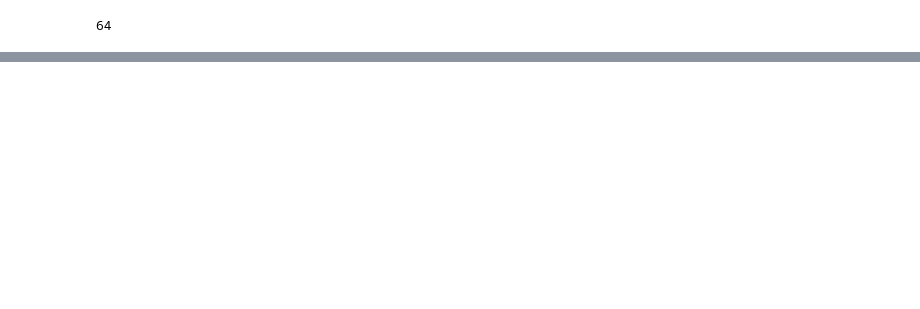
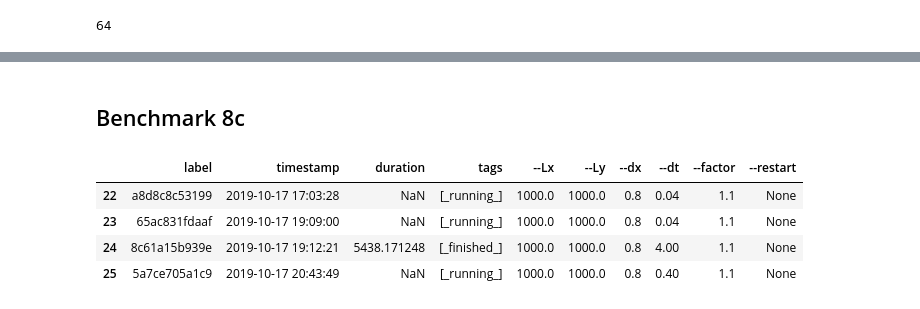
Before and after one commit to guyer/phasefieldbenchmark-8, a Jupyter notebook: analysis.ipynb, the cells around one changed output, grey strips where cells are left out. Saved outputs shown, nothing was run; the diff lists cells and outputs as text; code cells hidden in the pictures; blank space fills up the shorter version.

```diff
--- a/analysis.ipynb
+++ b/analysis.ipynb
@@ -285,0 +287,10 @@ total 578696
+# %% [markdown]
+## Benchmark 8c
+# %%
+df[df['main_file'] == 'benchmark8c.py'][['label', 'timestamp', 'duration', 'tags', '--Lx', '--Ly', '--dx', '--dt', '--factor', '--restart']]
+# %% [output]
+|  | label | timestamp | duration | tags | --Lx | --Ly | --dx | --dt | --factor | --restart |
+| 22 | a8d8c8c53199 | 2019-10-17 17:03:28 | NaN | [_running_] | 1000.0 | 1000.0 | 0.8 | 0.04 | 1.1 | None |
+| 23 | 65ac831fdaaf | 2019-10-17 19:09:00 | NaN | [_running_] | 1000.0 | 1000.0 | 0.8 | 0.04 | 1.1 | None |
+| 24 | 8c61a15b939e | 2019-10-17 19:12:21 | 5438.171248 | [_finished_] | 1000.0 | 1000.0 | 0.8 | 4.00 | 1.1 | None |
+| 25 | 5a7ce705a1c9 | 2019-10-17 20:43:49 | NaN | [_running_] | 1000.0 | 1000.0 | 0.8 | 0.40 | 1.1 | None |
```
Also changed, not shown: parts of 10 cells of this notebook.
